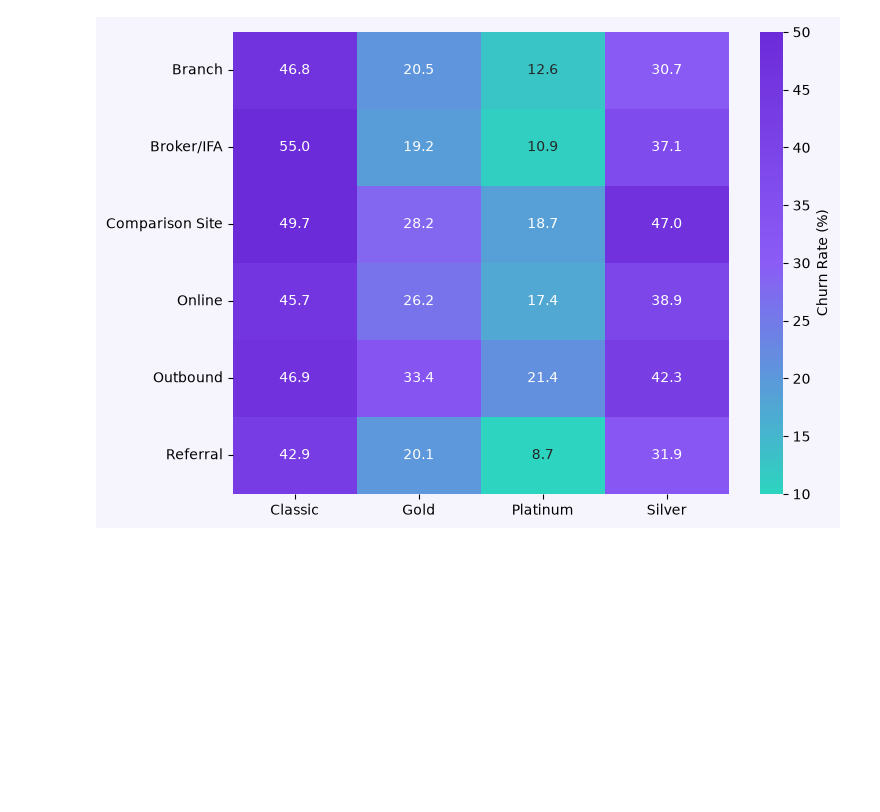
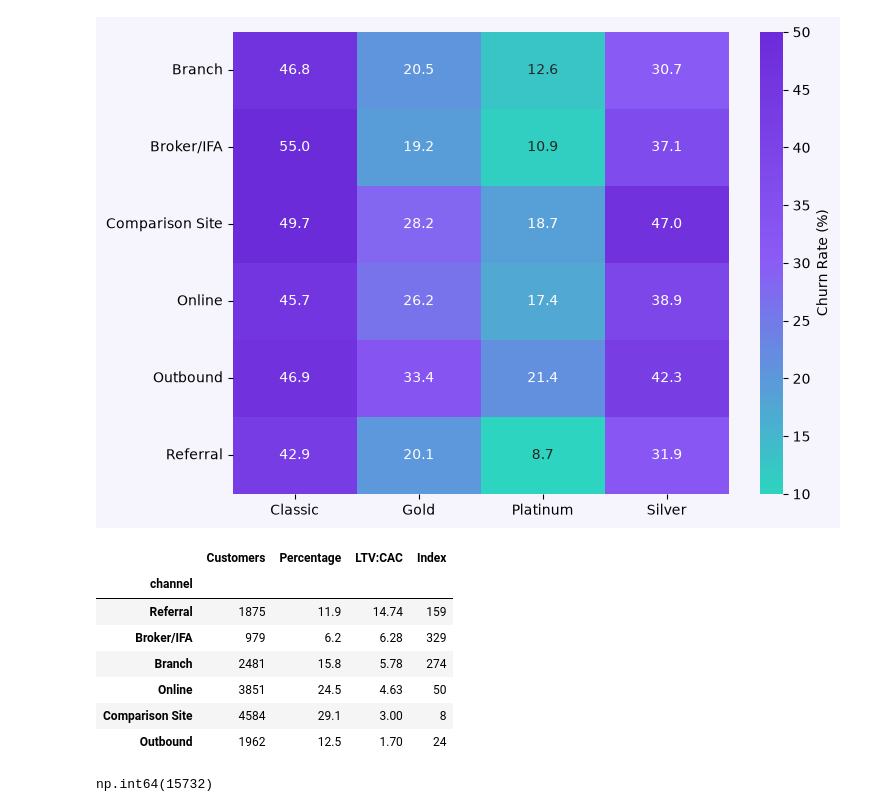
Before and after one commit to esmerowbotham-tech/Money-Craft-Project, a Jupyter notebook: insights.ipynb, the cells around one changed output. Cells and saved outputs as stored; diff of their text form; code cells hidden in the pictures; blank space fills up the shorter version.

```diff
--- a/insights.ipynb
+++ b/insights.ipynb
@@ -572,3 +573,24 @@ plt.ylabel('')
 plt.show()
 # %% [output]
 [figure]
+# %%
+df = pd.DataFrame({'Customers': num_customer_by_channel,
+                   'Percentage': percentage_customer_by_channel.round(1),
+                   'LTV:CAC': ltv_cac_ratio,
+                   'Index': channel_index.round(0).astype(int)})
+
+df.sort_values(by=['LTV:CAC', 'Index'], ascending=(False, False))
+# %% [output]
+|  | Customers | Percentage | LTV:CAC | Index |
+| channel |  |  |  |  |
+| Referral | 1875 | 11.9 | 14.74 | 159 |
+| Broker/IFA | 979 | 6.2 | 6.28 | 329 |
+| Branch | 2481 | 15.8 | 5.78 | 274 |
+| Online | 3851 | 24.5 | 4.63 | 50 |
+| Comparison Site | 4584 | 29.1 | 3.00 | 8 |
+| Outbound | 1962 | 12.5 | 1.70 | 24 |
+# %%
+# sanity check, should be 15,732 customers
+df['Customers'].sum()
+# %% [output]
+np.int64(15732)
```
Also changed, not shown: parts of 2 cells of this notebook.
